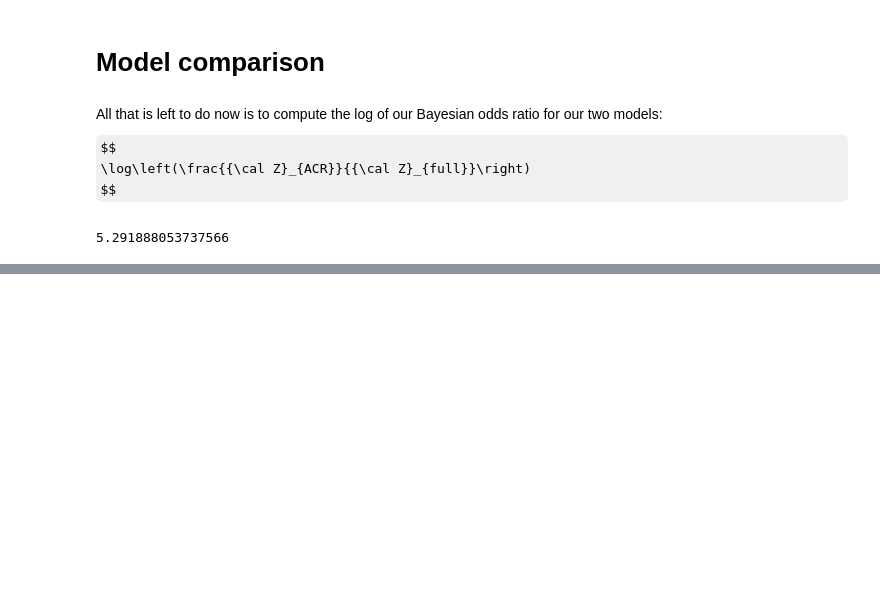
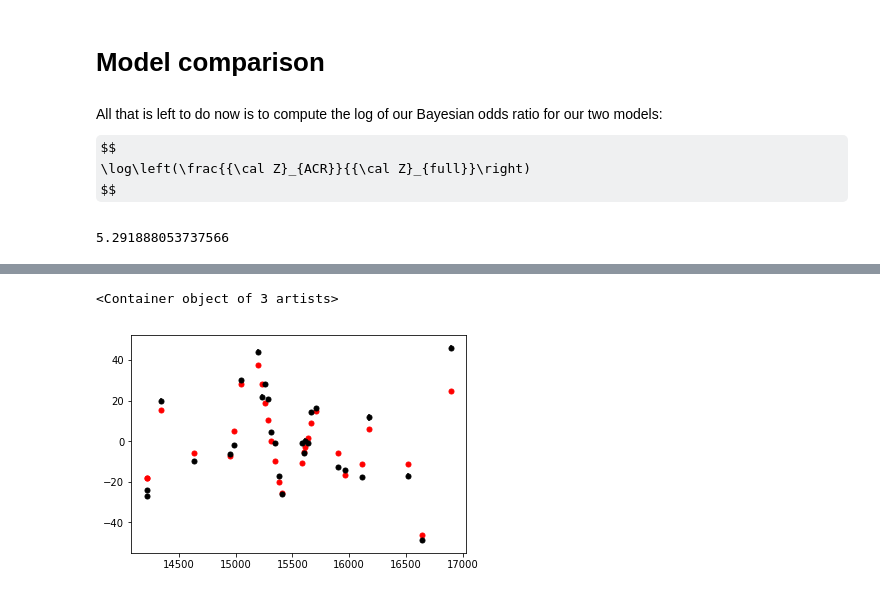
Before and after one commit to shadden/ResonantPlanetPairsRVModeling, a Jupyter notebook: jupyter_examples/Example_System_Fitting.ipynb, the cells around one changed output, grey strips where cells are left out. Cells and saved outputs as stored; diff of their text form; code cells hidden in the pictures; some formulas as TeX source; blank space fills up the shorter version.

```diff
--- a/jupyter_examples/Example_System_Fitting.ipynb
+++ b/jupyter_examples/Example_System_Fitting.ipynb
@@ -297,0 +317,11 @@ acr_model_nested_results['logz'][-1] - full_model_nested_results['logz'][-1]
+# %%
+x = acr_model_like.x
+# y = acr_model_like.model(x) + acr_model_like.residuals()
+
+# ti = np.linspace(x[0],x[-1],250)
+
+# plt.plot(x,np.array(vel) * -1731 * 1e3,'ro')
+# plt.errorbar(x,y,yerr=acr_model_like.yerr,fmt='ko')
+# %% [output]
+<Container object of 3 artists>
+[figure, added]
```
Also changed, not shown: parts of 25 cells of this notebook.
